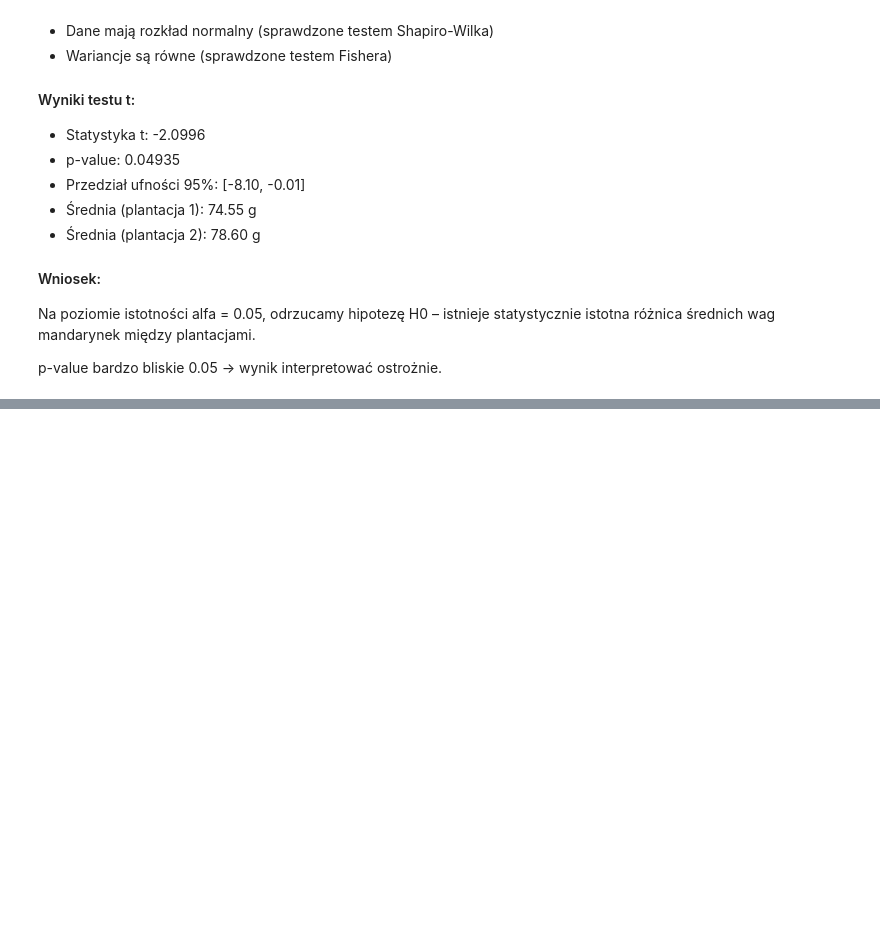
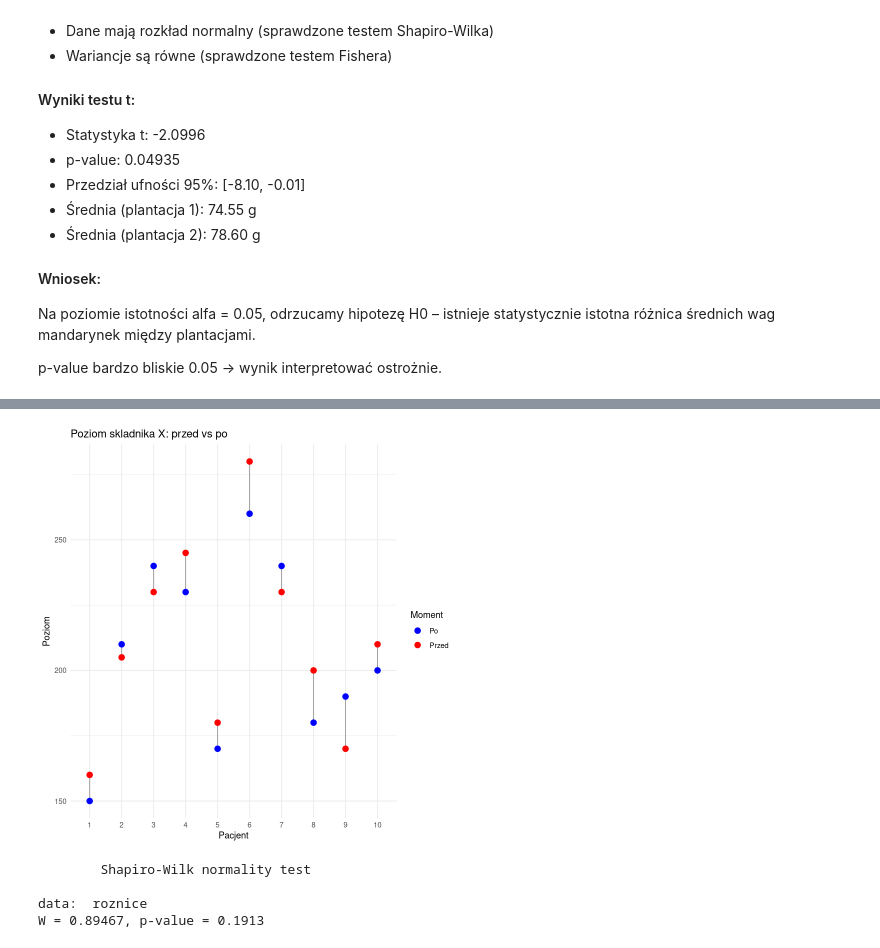
Before and after one commit to Kotmin/R-Planowanie-Eksperymentu, a Jupyter notebook: Praca_domowa_2.ipynb, the cells around one changed output, grey strips where cells are left out. Saved outputs shown, nothing was run; the diff lists cells and outputs as text; code cells hidden in the pictures; blank space fills up the shorter version.

```diff
--- a/Praca_domowa_2.ipynb
+++ b/Praca_domowa_2.ipynb
@@ -145,0 +212,28 @@ p-value bardzo bliskie 0.05 → wynik interpretować ostrożnie.
+# %%
+library(ggplot2)
+
+# Ramka danych
+df <- data.frame(
+  Pacjent = factor(1:length(przed)),
+  Przed = przed,
+  Po = po
+)
+
+# Długa wersja do wykresu
+library(tidyr)
+df_long <- pivot_longer(df, cols = c(Przed, Po), names_to = "Moment", values_to = "Poziom")
+
+# Wykres z liniami łączącymi przed i po
+ggplot(df_long, aes(x = Pacjent, y = Poziom, group = Pacjent)) +
+  geom_line(color = "gray60") +
+  geom_point(aes(color = Moment), size = 3) +
+  scale_color_manual(values = c("Przed" = "red", "Po" = "blue")) +
+  labs(
+    title = "Poziom skladnika X: przed vs po",
+    x = "Pacjent",
+    y = "Poziom",
+    color = "Moment"
+  ) +
+  theme_minimal()
+# %% [output]
+[figure, added]
@@ -145,0 +244,7 @@ p-value bardzo bliskie 0.05 → wynik interpretować ostrożnie.
+# %%
+shapiro.test(roznice)
+# %% [output]
+        Shapiro-Wilk normality test
+
+data:  roznice
+W = 0.89467, p-value = 0.1913
```
Also changed, not shown: parts of 10 cells of this notebook.
